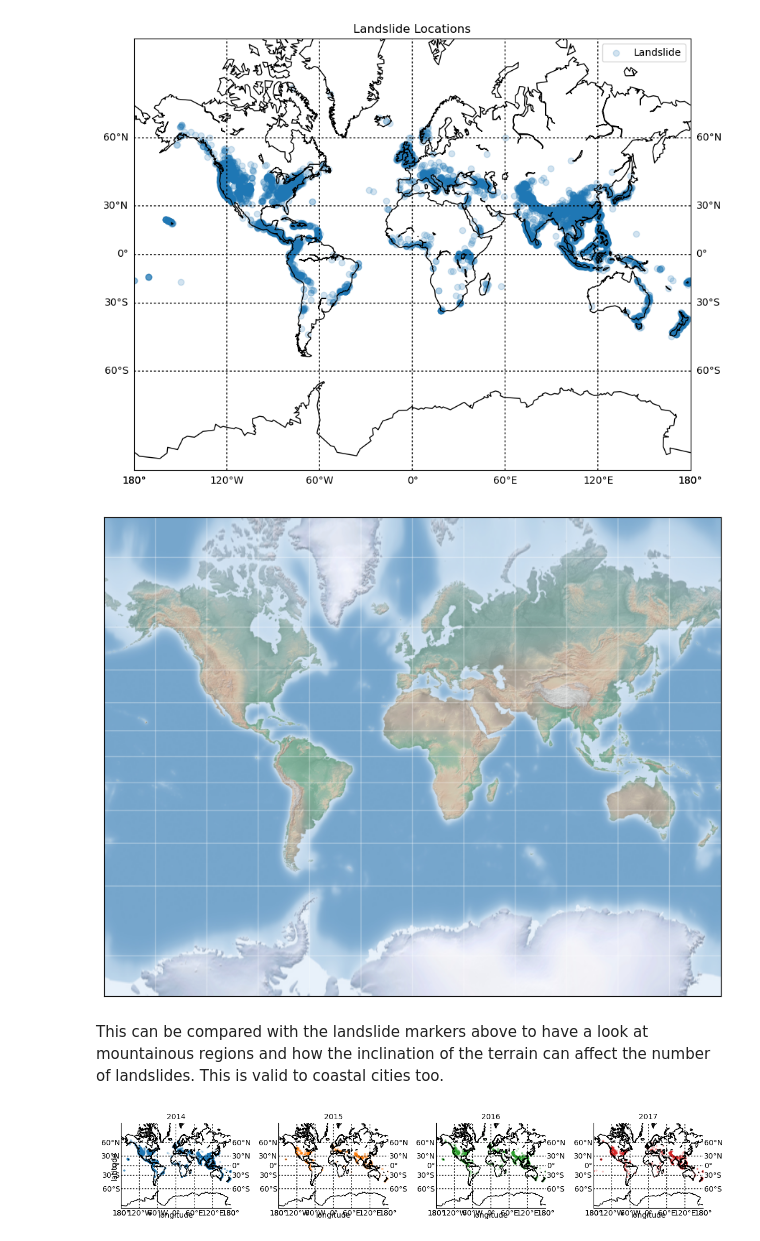
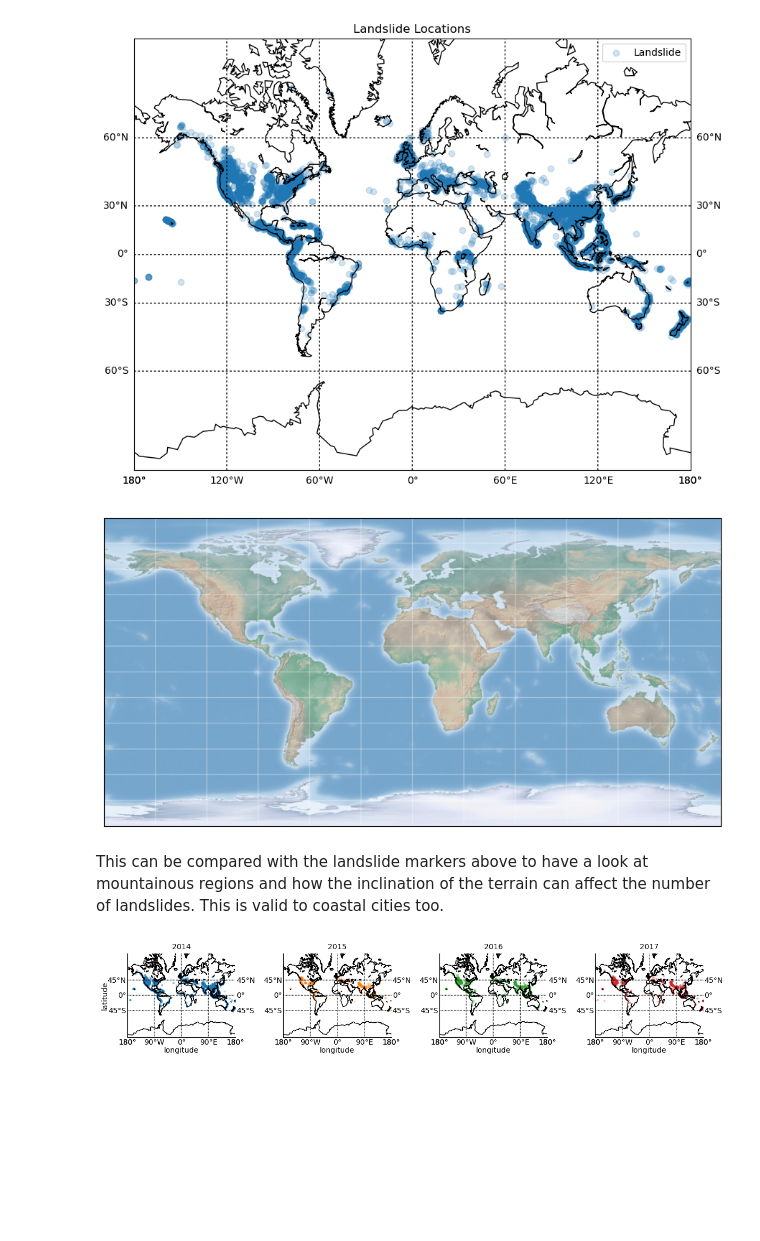
Before and after one commit to gustavopin/GlobalLandslide, a Jupyter notebook: analysis.ipynb, the cells around one changed output. Saved outputs shown, nothing was run; the diff lists cells and outputs as text; code cells hidden in the pictures; blank space fills up the shorter version.

Commit message:
corrected the map facet projection and labels

```diff
--- a/analysis.ipynb
+++ b/analysis.ipynb
@@ -55,30 +55,30 @@ plt.show()
 # %%
 from itertools import chain
 
 def draw_map(m, scale=0.2):
     # draw a shaded-relief image
     m.shadedrelief(scale=scale)
 
     # lats and longs are returned as a dictionary
     lats = m.drawparallels(np.linspace(-90, 90, 13))
     lons = m.drawmeridians(np.linspace(-180, 180, 13))
 
     # keys contain the plt.Line2D instances
     lat_lines = chain(*(tup[1][0] for tup in lats.items()))
     lon_lines = chain(*(tup[1][0] for tup in lons.items()))
     all_lines = chain(lat_lines, lon_lines)
 
     # cycle through these lines and set the desired style
     for line in all_lines:
         line.set(linestyle='-', alpha=0.3, color='w')
 
 fig = plt.figure(figsize=(10, 8), edgecolor='w')
 m2 = Basemap(projection='cyl', resolution='c',
             llcrnrlat=-90, urcrnrlat=90,
             llcrnrlon=-180, urcrnrlon=180, )
-draw_map(m)
+draw_map(m2)
 # %% [output]
-[figure, old version]
+[figure, new version]
 # %% [markdown]
 This can be compared with the landslide markers above to have a look at mountainous regions and how the inclination of the terrain can affect the number of landslides. This is valid to coastal cities too.
 # %%
@@ -92,8 +92,8 @@ df_facet = pd.DataFrame({
 # Create a grid : initialize it
 g = sns.FacetGrid(df_facet, col = 'years', hue = 'years', col_wrap=4)
 
-
-def plot_scatter_with_basemap(x, y, **kwargs):
+# defining the function to plot
+def plot_basemap(x, y, **kwargs):
     ax = plt.gca()
 
     # Add the basemap
@@ -107,19 +107,20 @@ def plot_scatter_with_basemap(x, y, **kwargs):
     ax.scatter(lon, lat, s = 3.5, alpha=0.2, **kwargs)
 
     # Draw parallels and meridians
-    m.drawparallels(np.arange(-90, 91, 30), labels = [True, True, False, False], dashes = [2, 2])
-    m.drawmeridians(np.arange(-180, 181, 60), labels = [False, False, False, True], dashes = [2, 2])
+    m.drawparallels(np.arange(-90, 91, 45), labels = [True, True, False, False], dashes = [1, 1])
+    m.drawmeridians(np.arange(-180, 181, 90), labels = [False, False, False, True], dashes = [1, 1])
+
+    # Changing the label distance from the axis
+    plt.xlabel('Longitude', labelpad = 12)
+    plt.ylabel('Latitude', labelpad = 25)
 
 # Add the line over the area with the plot function
-g = g.map(plot_scatter_with_basemap, 'longitude', 'latitude')
+g = g.map(plot_basemap, 'longitude', 'latitude')
 
 # Control the title of each facet
 g = g.set_titles("{col_name}")
 
-# Add a title for the whole plot
-plt.subplots_adjust(top=0.92)
-
 # Show the graph
 plt.show()
 # %% [output]
-[figure, old version]
+[figure, new version]
```
